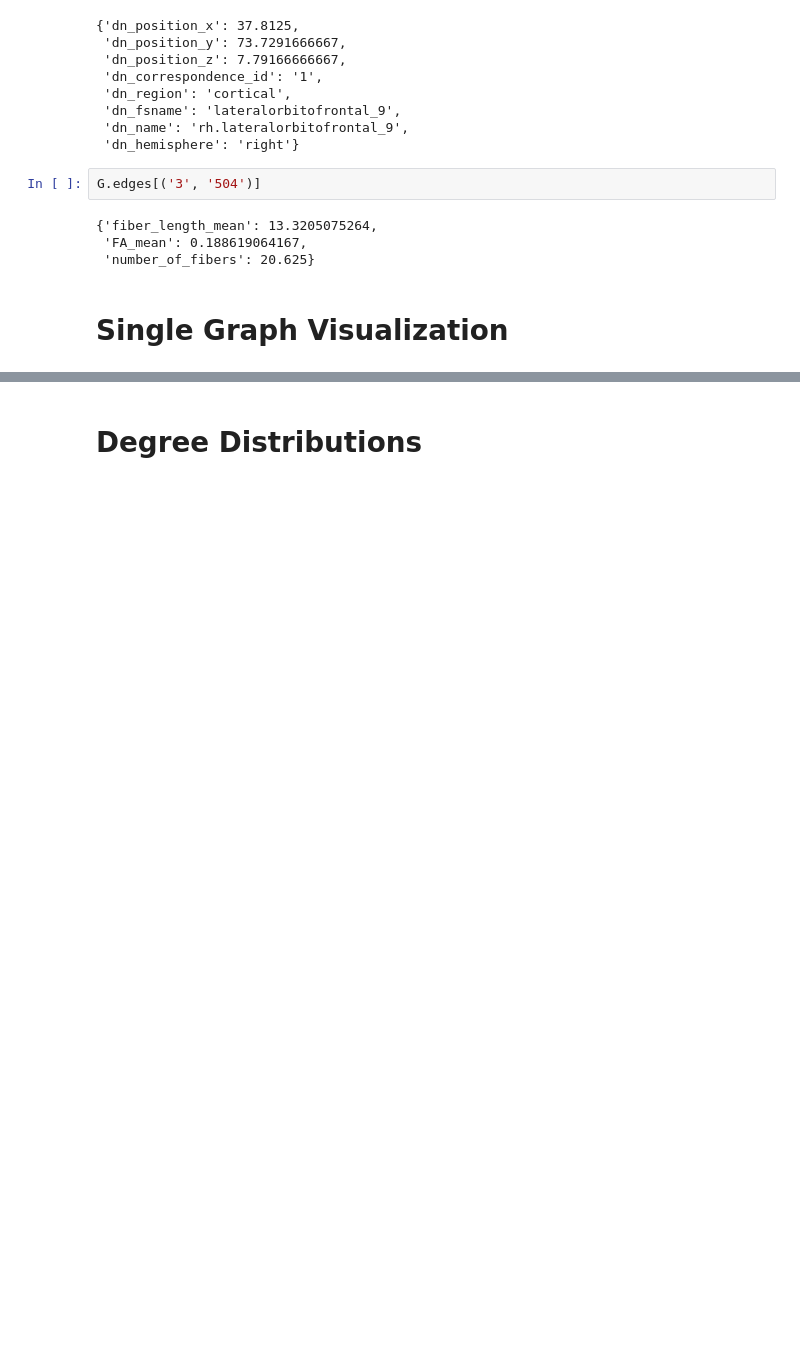
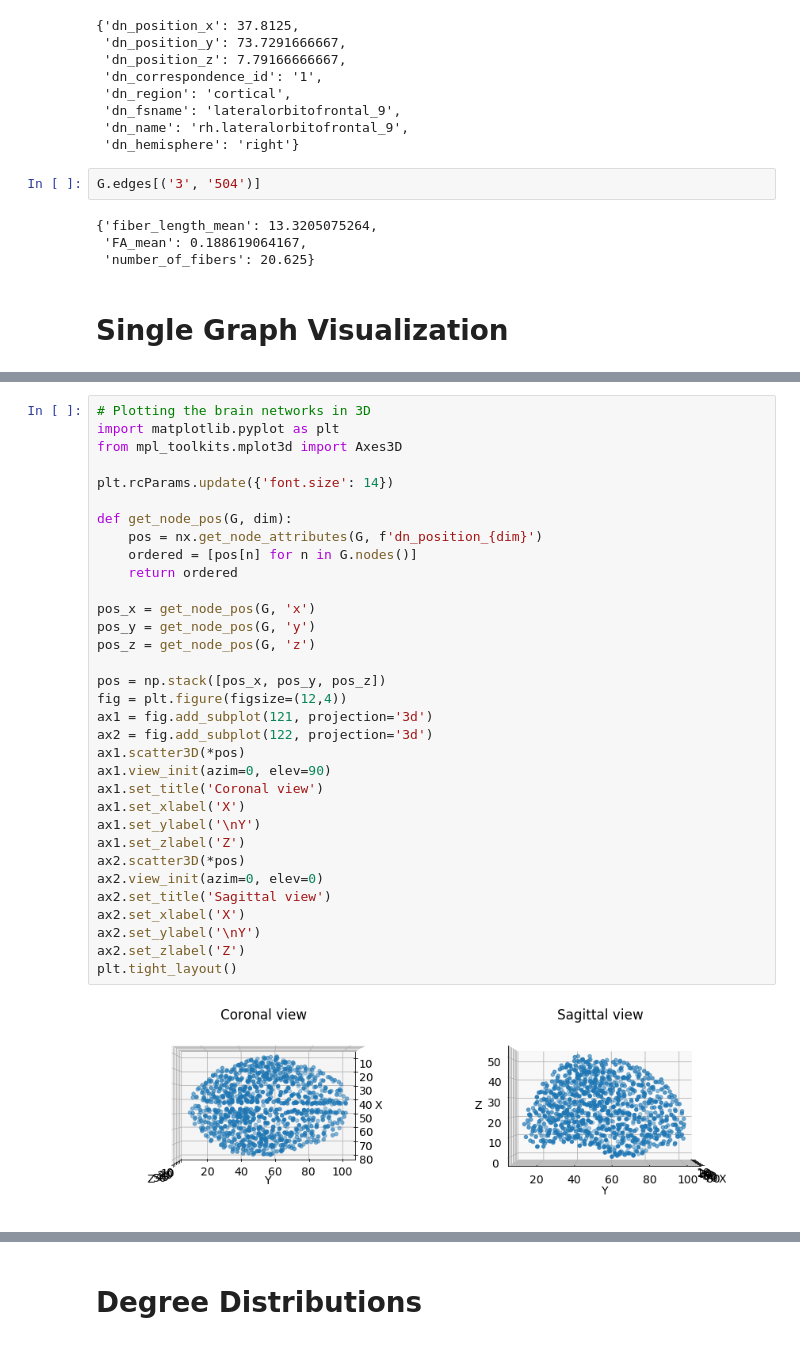
Before and after one commit to arsedler9/cs7280-network-science-project, a Jupyter notebook: classical_analysis.ipynb, the cells around one changed output, grey strips where cells are left out. Saved outputs shown, nothing was run; the diff lists cells and outputs as text; blank space fills up the shorter version.

```diff
--- a/classical_analysis.ipynb
+++ b/classical_analysis.ipynb
@@ -59,0 +84,35 @@ nx.draw(LCC2, node_size=10, width=0.25, ax=axes[1])
+# %%
+# Plotting the brain networks in 3D
+import matplotlib.pyplot as plt
+from mpl_toolkits.mplot3d import Axes3D
+
+plt.rcParams.update({'font.size': 14})
+
+def get_node_pos(G, dim):
+    pos = nx.get_node_attributes(G, f'dn_position_{dim}')
+    ordered = [pos[n] for n in G.nodes()]
+    return ordered
+
+pos_x = get_node_pos(G, 'x')
+pos_y = get_node_pos(G, 'y')
+pos_z = get_node_pos(G, 'z')
+
+pos = np.stack([pos_x, pos_y, pos_z])
+fig = plt.figure(figsize=(12,4))
+ax1 = fig.add_subplot(121, projection='3d')
+ax2 = fig.add_subplot(122, projection='3d')
+ax1.scatter3D(*pos)
+ax1.view_init(azim=0, elev=90)
+ax1.set_title('Coronal view')
+ax1.set_xlabel('X')
+ax1.set_ylabel('\nY')
+ax1.set_zlabel('Z')
+ax2.scatter3D(*pos)
+ax2.view_init(azim=0, elev=0)
+ax2.set_title('Sagittal view')
+ax2.set_xlabel('X')
+ax2.set_ylabel('\nY')
+ax2.set_zlabel('Z')
+plt.tight_layout()
+# %% [output]
+[figure, added]
```
Also changed, not shown: parts of 10 cells of this notebook, 1 other file.
